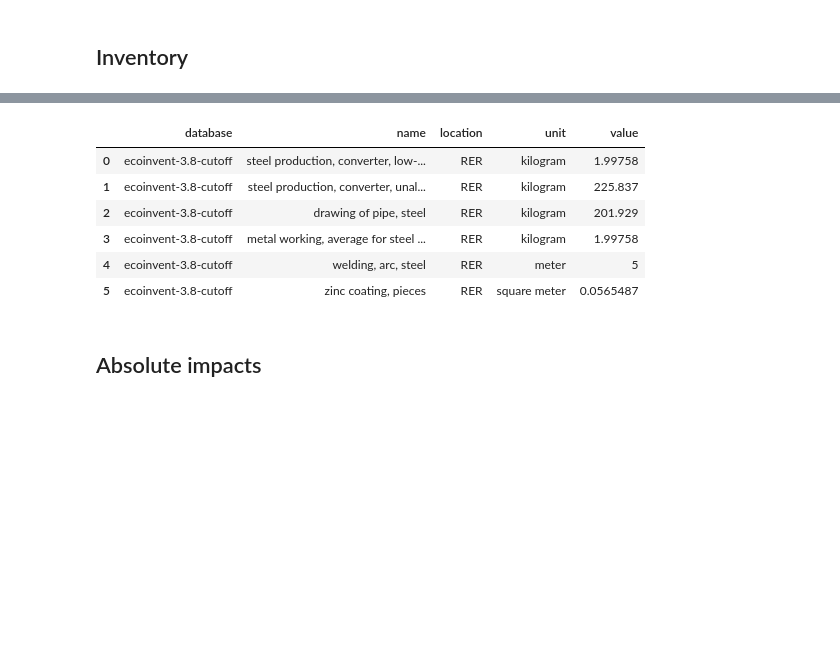
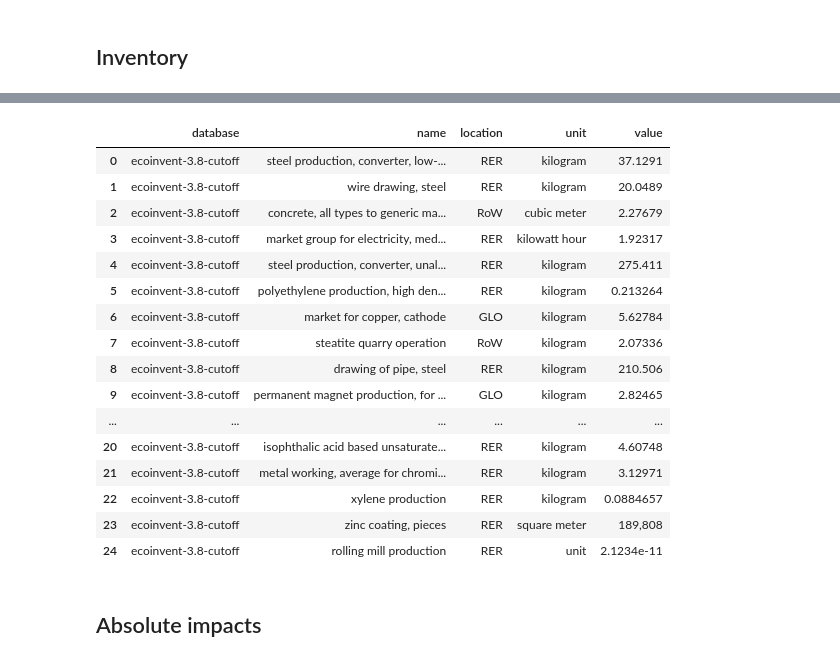
Before and after one commit to vlechappe/sustain-4-SWT, a Jupyter notebook: LCA/eco-optimization_tool/lca_param_syst_noload.ipynb, the cells around one changed output, grey strips where cells are left out. Drawn from its saved outputs; the diff is of its cells as text; code cells hidden in the pictures; blank space fills up the shorter version.

```diff
--- a/LCA/eco-optimization_tool/lca_param_syst_noload.ipynb
+++ b/LCA/eco-optimization_tool/lca_param_syst_noload.ipynb
@@ -1129,7 +1220,7 @@ Hardware_zinc_rigging = agb.newActivity(
     subsystem = rigging,
     exchanges = {
        Hardware_unzinc_rigging : 1,
-       Zinc_coating_rigging : np.polyval(hardware_struct_coeff, h)*spec_surf #  see spec_surf definition above
+       Zinc_coating_rigging : np.polyval(hardware_struct_coeff_surf, h)
     })
 
 
@@ -1191,7 +1282,7 @@ Copper_wire_cable = agb.newActivity(
     DB_SYST,
     "Copper wires for cable",
     unit ="unit/m",
-    subsystem = cable,
+    subsystem = cables,
     material = copper_cable,
     exchanges = {
         Copper_cathode_ecoinvent : 8960*3*0.000004, # parametrization par la section du cable (p XX in the user manual)
@@ -1207,7 +1298,7 @@ Plastic = agb.newActivity(
     DB_SYST,
     "Plastic cover",
     unit = "unit/m",
-    subsystem = cable,
+    subsystem = cables,
     material = plastic,
     exchanges = {
         Polyethylene_ecoinvent : 0.011848, # parametrization par la section du cable  (p XX in the user manual)
@@ -1219,7 +1310,7 @@ Cable_48V = agb.newActivity(
     DB_SYST,
     "Cable 48V activity",
     unit='unit/m',
-    subsystem = cable,
+    subsystem = cables,
     exchanges = {
         Copper_wire_cable : 1,
         Plastic : 1,
@@ -1558,15 +1656,15 @@ Hardware_zinc_wg = agb.newActivity(
     })
 
 
-Hardware_inox_wg = agb.newActivity(
+Hardware_stainless_wg = agb.newActivity(
     DB_SYST,
-    name="Hardware for wind generator, inox",
+    name="Hardware for wind generator, stainless",
     unit="unit",
     subsystem = hard,
-    material = ix,
+    material = steel,
     exchanges = {
-        Inox_ecoinvent: np.polyval(regression_df.loc['Hardware inox'].iloc[0],d) ,
-        Av_work_inox_ecoinvent : np.polyval(regression_df.loc['Hardware inox'].iloc[0],d)
+        Inox_ecoinvent: np.polyval(regression_df.loc['Hardware stainless'].iloc[0],d) ,
+        Av_work_inox_ecoinvent : np.polyval(regression_df.loc['Hardware stainless'].iloc[0],d)
     })
 # %% [markdown]
 ### Moulds
@@ -1614,7 +1712,7 @@ Wind_generator = agb.newActivity(
         Stator : 1,
         Tail : 1,
         Nacelle : 1,
-        Hardware_inox_wg : 1,
+        Hardware_stainless_wg : 1,
         Hardware_zinc_wg : 1,
         Moulds : 1,
     })
@@ -1679,15 +1777,25 @@ agb.compute_inventory(Wind_turbine,h=18,d=3000)
 | 24 | ecoinvent-3.8-cutoff | rolling mill production | RER | unit | 2.1234e-11 |
 # %%
 #agb.compute_inventory(Mast,h=18,d=3000,steel_mix = "Converter")
-agb.compute_inventory(Mast,h=18,d=3000)
+agb.compute_inventory(Wind_turbine,h=18,d=3000)
 # %% [output]
 |  | database | name | location | unit | value |
-| 0 | ecoinvent-3.8-cutoff | steel production, converter, low-... | RER | kilogram | 1.99758 |
-| 1 | ecoinvent-3.8-cutoff | steel production, converter, unal... | RER | kilogram | 225.837 |
-| 2 | ecoinvent-3.8-cutoff | drawing of pipe, steel | RER | kilogram | 201.929 |
-| 3 | ecoinvent-3.8-cutoff | metal working, average for steel ... | RER | kilogram | 1.99758 |
-| 4 | ecoinvent-3.8-cutoff | welding, arc, steel | RER | meter | 5 |
-| 5 | ecoinvent-3.8-cutoff | zinc coating, pieces | RER | square meter | 0.0565487 |
+| 0 | ecoinvent-3.8-cutoff | steel production, converter, low-... | RER | kilogram | 37.1291 |
+| 1 | ecoinvent-3.8-cutoff | wire drawing, steel | RER | kilogram | 20.0489 |
+| 2 | ecoinvent-3.8-cutoff | concrete, all types to generic ma... | RoW | cubic meter | 2.27679 |
+| 3 | ecoinvent-3.8-cutoff | market group for electricity, med... | RER | kilowatt hour | 1.92317 |
+| 4 | ecoinvent-3.8-cutoff | steel production, converter, unal... | RER | kilogram | 275.411 |
+| 5 | ecoinvent-3.8-cutoff | polyethylene production, high den... | RER | kilogram | 0.213264 |
+| 6 | ecoinvent-3.8-cutoff | market for copper, cathode | GLO | kilogram | 5.62784 |
+| 7 | ecoinvent-3.8-cutoff | steatite quarry operation | RoW | kilogram | 2.07336 |
+| 8 | ecoinvent-3.8-cutoff | drawing of pipe, steel | RER | kilogram | 210.506 |
+| 9 | ecoinvent-3.8-cutoff | permanent magnet production, for ... | GLO | kilogram | 2.82465 |
+| ... | ... | ... | ... | ... | ... |
+| 20 | ecoinvent-3.8-cutoff | isophthalic acid based unsaturate... | RER | kilogram | 4.60748 |
+| 21 | ecoinvent-3.8-cutoff | metal working, average for chromi... | RER | kilogram | 3.12971 |
+| 22 | ecoinvent-3.8-cutoff | xylene production | RER | kilogram | 0.0884657 |
+| 23 | ecoinvent-3.8-cutoff | zinc coating, pieces | RER | square meter | 189,808 |
+| 24 | ecoinvent-3.8-cutoff | rolling mill production | RER | unit | 2.1234e-11 |
 # %% [markdown]
 ## Absolute impacts
 # %%
```
Also changed, not shown: parts of 26 cells of this notebook.
